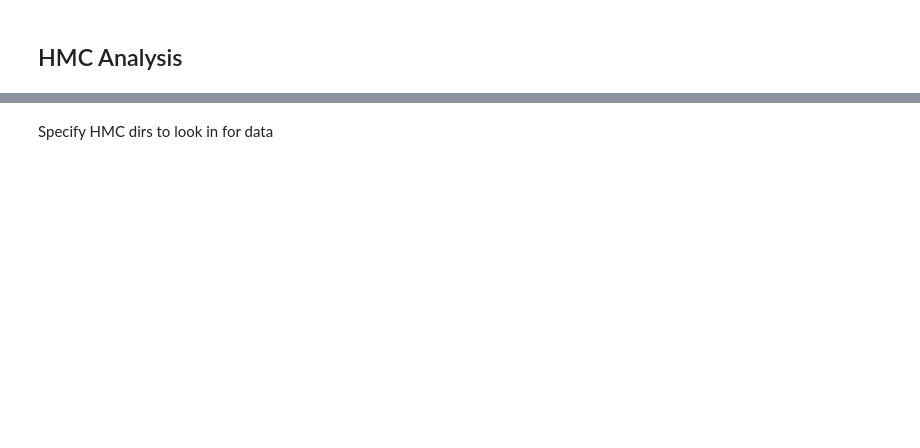
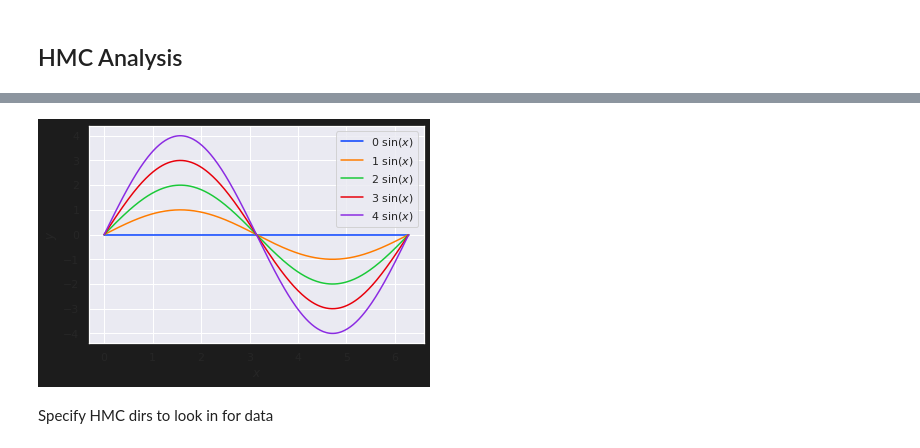
Before and after one commit to saforem2/l2hmc-qcd, a Jupyter notebook: l2hmc-qcd/notebooks/tunneling_rate_compare_2020_10_06.ipynb, the cells around one changed output, grey strips where cells are left out. Cells and saved outputs as stored; diff of their text form; code cells hidden in the pictures; blank space fills up the shorter version.

```diff
--- a/l2hmc-qcd/notebooks/tunneling_rate_compare_2020_10_06.ipynb
+++ b/l2hmc-qcd/notebooks/tunneling_rate_compare_2020_10_06.ipynb
@@ -59,5 +90,9 @@ def _get_hmc_dirs(paths):
 # %%
-plt.style.use('molokai')
+try:
+    plt.style.use('molokai')
+except:
+    pass
+
 fig, ax = plt.subplots()
 x = np.arange(0, 2*np.pi, 0.02)
 for i in range(5):
@@ -78,3 +111,4 @@ _ = ax.set_ylabel(r"$y$")
+[figure, added]
 # %% [markdown]
 Specify HMC dirs to look in for data
 # %%
```
Also changed, not shown: parts of 48 cells of this notebook.
